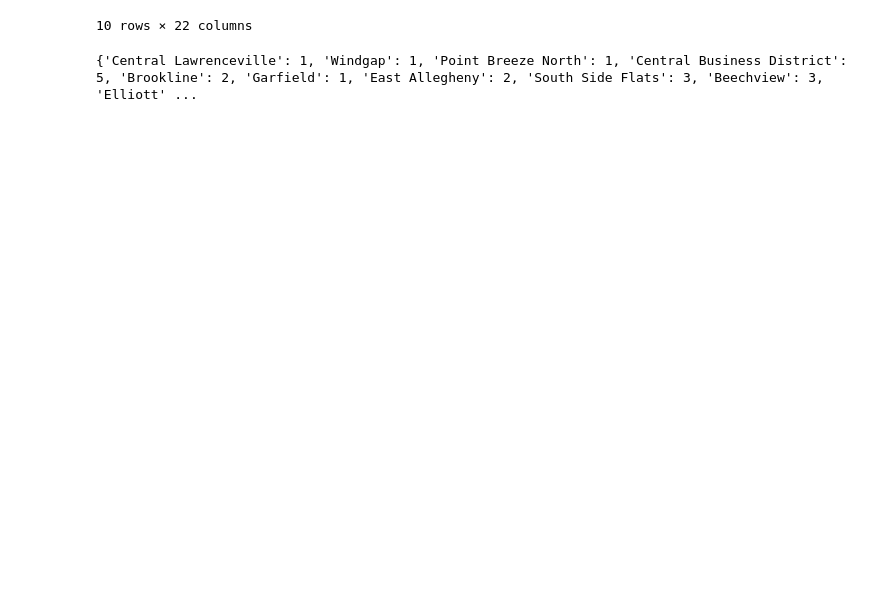
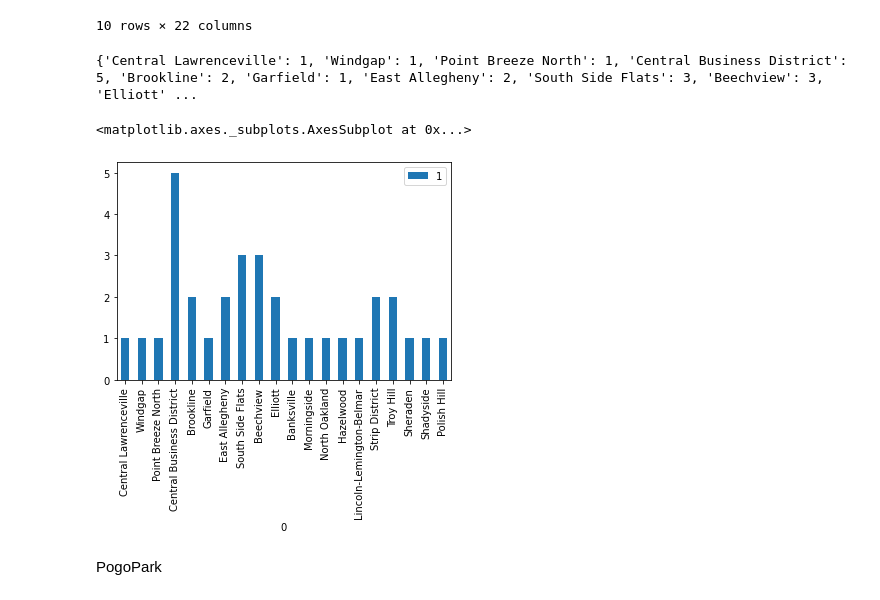
Before and after one commit to SparkWorks13/latFinalProject, a Jupyter notebook: Notebook-TRS179.ipynb, the cells around one changed output. Cells and saved outputs as stored; diff of their text form; code cells hidden in the pictures; blank space fills up the shorter version.

```diff
--- a/Notebook-TRS179.ipynb
+++ b/Notebook-TRS179.ipynb
@@ -31,3 +32,12 @@ for x in range(ll.iloc[:, 0].count()):
 print(neighborhoods)
 # %% [output]
 {'Central Lawrenceville': 1, 'Windgap': 1, 'Point Breeze North': 1, 'Central Business District': 5, 'Brookline': 2, 'Garfield': 1, 'East Allegheny': 2, 'South Side Flats': 3, 'Beechview': 3, 'Elliott' ...
+# %%
+n = pd.DataFrame(neighborhoods.items())
+# %%
+n.plot.bar(x=0)
+# %% [output]
+<matplotlib.axes._subplots.AxesSubplot at 0x...>
+[figure, added]
+# %% [markdown]
+PogoPark
```
Also changed, not shown: parts of 19 cells of this notebook, 1 other file.
